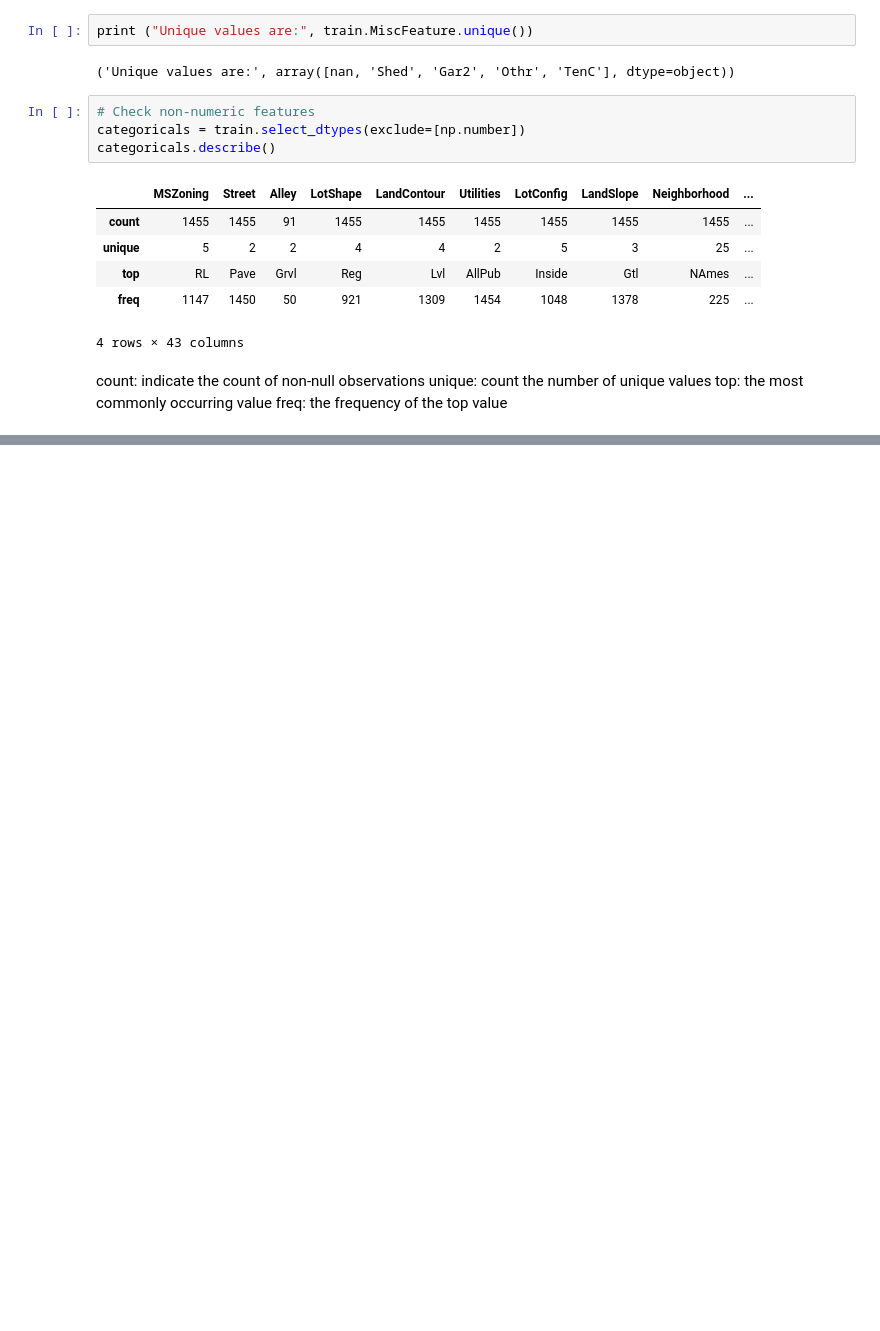
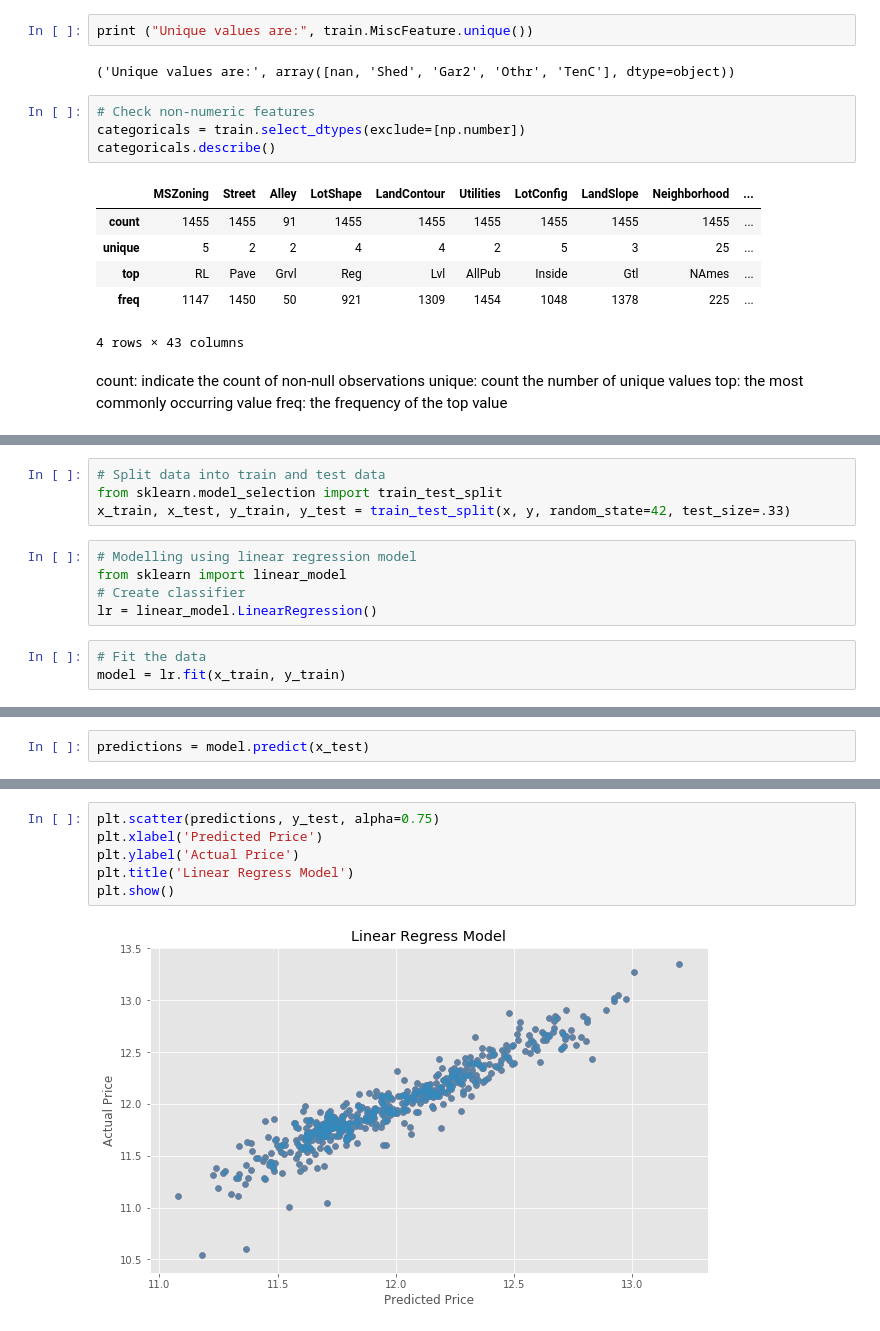
Before and after one commit to jianyu-gong/kaggle, a Jupyter notebook: Kaggle_Competition/Home_Prices_Advanced_Regression_Techniques/house_price.ipynb, the cells around one changed output, grey strips where cells are left out. Drawn from its saved outputs; the diff is of its cells as text; blank space fills up the shorter version.

```diff
--- a/Kaggle_Competition/Home_Prices_Advanced_Regression_Techniques/house_price.ipynb
+++ b/Kaggle_Competition/Home_Prices_Advanced_Regression_Techniques/house_price.ipynb
@@ -206,0 +261,12 @@ p
+# %%
+# Split data into train and test data
+from sklearn.model_selection import train_test_split
+x_train, x_test, y_train, y_test = train_test_split(x, y, random_state=42, test_size=.33)
+# %%
+# Modelling using linear regression model
+from sklearn import linear_model
+# Create classifier
+lr = linear_model.LinearRegression()
+# %%
+# Fit the data
+model = lr.fit(x_train, y_train)
@@ -206,0 +279,2 @@ p
+# %%
+predictions = model.predict(x_test)
@@ -206,0 +288,8 @@ p
+# %%
+plt.scatter(predictions, y_test, alpha=0.75)
+plt.xlabel('Predicted Price')
+plt.ylabel('Actual Price')
+plt.title('Linear Regress Model')
+plt.show()
+# %% [output]
+[figure, added]
```
Also changed, not shown: parts of 18 cells of this notebook.
